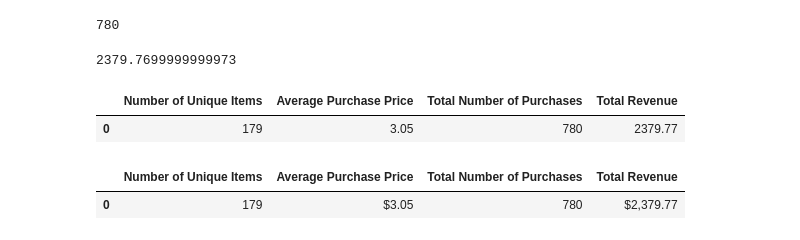
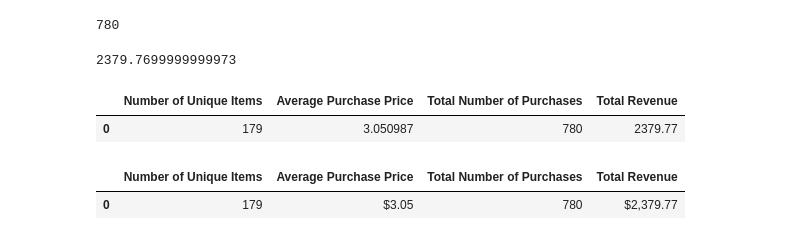
Before and after one commit to anishjv20/pandas-challenge, a Jupyter notebook: HeroesOfPymoli/HeroesOfPymoli.ipynb, the cells around one changed output. Drawn from its saved outputs; the diff is of its cells as text; code cells hidden in the pictures.

```diff
--- a/HeroesOfPymoli/HeroesOfPymoli.ipynb
+++ b/HeroesOfPymoli/HeroesOfPymoli.ipynb
@@ -42,12 +42,12 @@ Total_revenue
 # %% [output]
 2379.7699999999973
 # %%
-data = {'Number of Unique Items':[unique_items],'Average Purchase Price':[{"average_price:2f"}],'Total Number of Purchases':[Total_purchase_number],'Total Revenue':[round(Total_revenue,2)]}
+data = {'Number of Unique Items':[unique_items],'Average Purchase Price':[average_price],'Total Number of Purchases':[Total_purchase_number],'Total Revenue':[Total_revenue]}
 purchasing_analysis_df = pd.DataFrame(data)
 purchasing_analysis_df
 # %% [output]
 |  | Number of Unique Items | Average Purchase Price | Total Number of Purchases | Total Revenue |
-| 0 | 179 | 3.05 | 780 | 2379.77 |
+| 0 | 179 | 3.050987 | 780 | 2379.77 |
 # %%
 purchasing_analysis_df["Average Purchase Price"] = purchasing_analysis_df["Average Purchase Price"].astype(float).map("${:.2f}".format)
 purchasing_analysis_df["Total Revenue"] = purchasing_analysis_df["Total Revenue"].astype(float).map("${:,.2f}".format)
```
Also changed, not shown: parts of 18 cells of this notebook.
